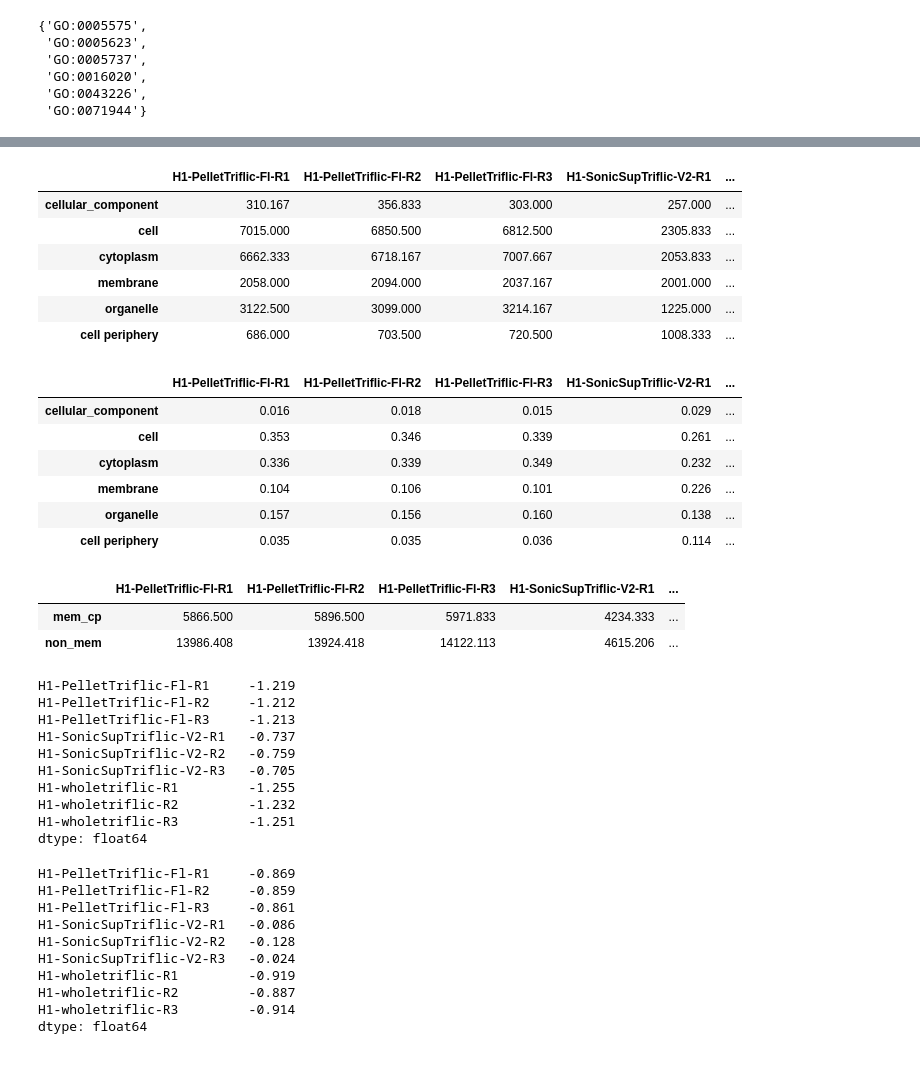
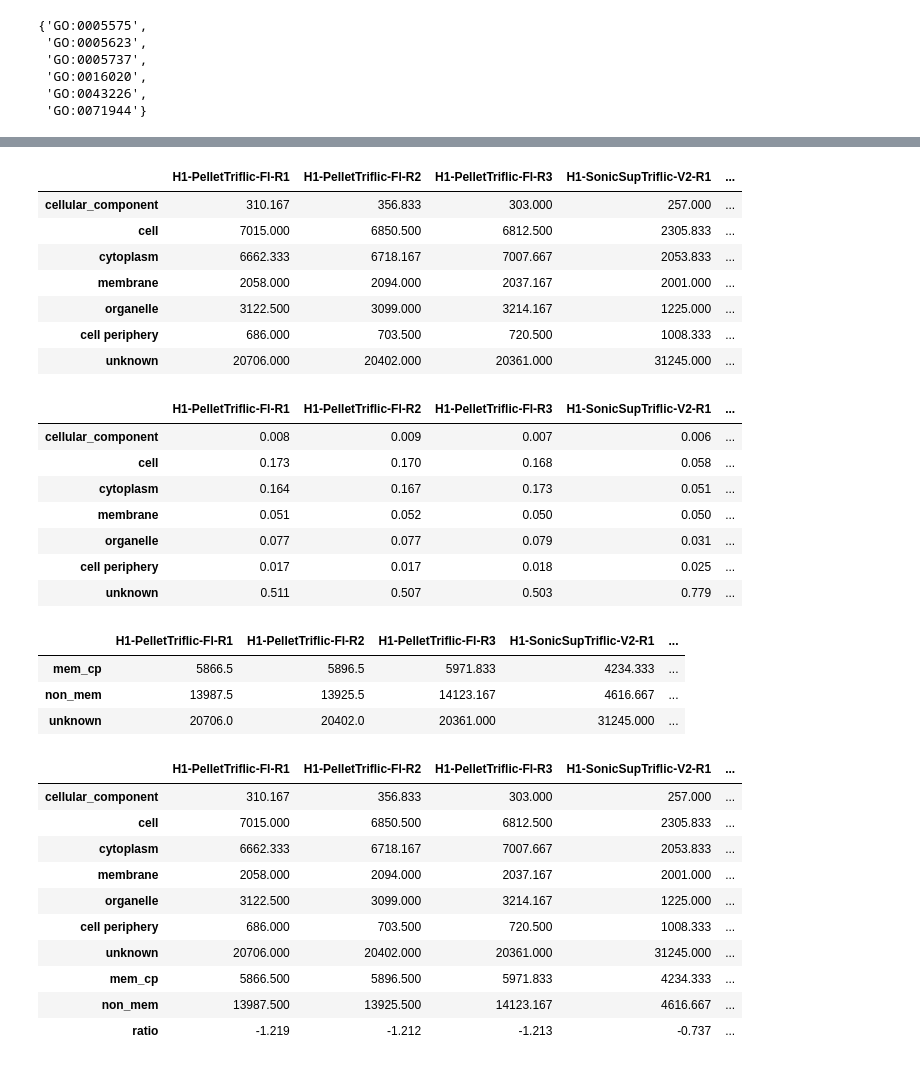
Before and after one commit to stuppie/triflic, a Jupyter notebook: H1/6-go.ipynb, the cells around one changed output, grey strips where cells are left out. Drawn from its saved outputs; the diff is of its cells as text; code cells hidden in the pictures.

```diff
--- a/H1/6-go.ipynb
+++ b/H1/6-go.ipynb
@@ -84,7 +84,10 @@ def get_go_count(loci):
     for locus in loci:
         # map to slim
         go_terms = locus.annotations.get("go", {})
-        this_go = set(chain(*[go_mapping[x] for x in go_terms if x in go_mapping]))
+        if go_terms:
+            this_go = set(chain(*[go_mapping[x] for x in go_terms if x in go_mapping]))
+        else:
+            this_go = {'unknown'}
         # score
         for go in this_go:
             for sample,count in locus.quantification.items():
@@ -93,7 +96,7 @@ def get_go_count(loci):
     return d
 # %%
 df = pd.DataFrame(get_go_count(grouped_loci))
-df.index = df.index.map(lambda x:goa[x].name)
+df.index = df.index.map(lambda x:goa[x].name if x!='unknown' else x)
 df
 # %% [output]
 |  | H1-PelletTriflic-Fl-R1 | H1-PelletTriflic-Fl-R2 | H1-PelletTriflic-Fl-R3 | H1-SonicSupTriflic-V2-R1 | ... |
@@ -103,52 +106,44 @@ df
 | membrane | 2058.000 | 2094.000 | 2037.167 | 2001.000 | ... |
 | organelle | 3122.500 | 3099.000 | 3214.167 | 1225.000 | ... |
 | cell periphery | 686.000 | 703.500 | 720.500 | 1008.333 | ... |
+| unknown | 20706.000 | 20402.000 | 20361.000 | 31245.000 | ... |
 # %%
 df_norm = df.div(df.sum(0))
 df_norm
 # %% [output]
 |  | H1-PelletTriflic-Fl-R1 | H1-PelletTriflic-Fl-R2 | H1-PelletTriflic-Fl-R3 | H1-SonicSupTriflic-V2-R1 | ... |
-| cellular_component | 0.016 | 0.018 | 0.015 | 0.029 | ... |
-| cell | 0.353 | 0.346 | 0.339 | 0.261 | ... |
-| cytoplasm | 0.336 | 0.339 | 0.349 | 0.232 | ... |
-| membrane | 0.104 | 0.106 | 0.101 | 0.226 | ... |
-| organelle | 0.157 | 0.156 | 0.160 | 0.138 | ... |
-| cell periphery | 0.035 | 0.035 | 0.036 | 0.114 | ... |
+| cellular_component | 0.008 | 0.009 | 0.007 | 0.006 | ... |
+| cell | 0.173 | 0.170 | 0.168 | 0.058 | ... |
+| cytoplasm | 0.164 | 0.167 | 0.173 | 0.051 | ... |
+| membrane | 0.051 | 0.052 | 0.050 | 0.050 | ... |
+| organelle | 0.077 | 0.077 | 0.079 | 0.031 | ... |
+| cell periphery | 0.017 | 0.017 | 0.018 | 0.025 | ... |
+| unknown | 0.511 | 0.507 | 0.503 | 0.779 | ... |
 # %%
 membrane = {'membrane', 'cell periphery', 'organelle'}
-non_membrane = set(df.index) - membrane
+non_membrane = set(df.index) - membrane - {'unknown'}
 
 df.loc['mem_cp'] = df.loc[membrane].sum()
 df.loc['non_mem'] = df.loc[non_membrane].sum()
-df_mem = df.loc[['mem_cp', 'non_mem']]
+df_mem = df.loc[['mem_cp', 'non_mem', 'unknown']]
 df_mem
 # %% [output]
 |  | H1-PelletTriflic-Fl-R1 | H1-PelletTriflic-Fl-R2 | H1-PelletTriflic-Fl-R3 | H1-SonicSupTriflic-V2-R1 | ... |
-| mem_cp | 5866.500 | 5896.500 | 5971.833 | 4234.333 | ... |
-| non_mem | 13986.408 | 13924.418 | 14122.113 | 4615.206 | ... |
+| mem_cp | 5866.5 | 5896.5 | 5971.833 | 4234.333 | ... |
+| non_mem | 13987.5 | 13925.5 | 14123.167 | 4616.667 | ... |
+| unknown | 20706.0 | 20402.0 | 20361.000 | 31245.000 | ... |
 # %%
-np.log(df_mem.loc['mem_cp']) - np.log(df_mem.sum())
+df.loc['ratio'] = np.log(df_mem.loc['mem_cp']) - np.log(df_mem.loc[['mem_cp', 'non_mem']].sum())
+df
 # %% [output]
-H1-PelletTriflic-Fl-R1     -1.219
-H1-PelletTriflic-Fl-R2     -1.212
-H1-PelletTriflic-Fl-R3     -1.213
-H1-SonicSupTriflic-V2-R1   -0.737
-H1-SonicSupTriflic-V2-R2   -0.759
-H1-SonicSupTriflic-V2-R3   -0.705
-H1-wholetriflic-R1         -1.255
-H1-wholetriflic-R2         -1.232
-H1-wholetriflic-R3         -1.251
-dtype: float64
+|  | H1-PelletTriflic-Fl-R1 | H1-PelletTriflic-Fl-R2 | H1-PelletTriflic-Fl-R3 | H1-SonicSupTriflic-V2-R1 | ... |
+| cellular_component | 310.167 | 356.833 | 303.000 | 257.000 | ... |
+| cell | 7015.000 | 6850.500 | 6812.500 | 2305.833 | ... |
+| cytoplasm | 6662.333 | 6718.167 | 7007.667 | 2053.833 | ... |
+| membrane | 2058.000 | 2094.000 | 2037.167 | 2001.000 | ... |
+| organelle | 3122.500 | 3099.000 | 3214.167 | 1225.000 | ... |
+| cell periphery | 686.000 | 703.500 | 720.500 | 1008.333 | ... |
+| unknown | 20706.000 | 20402.000 | 20361.000 | 31245.000 | ... |
+| mem_cp | 5866.500 | 5896.500 | 5971.833 | 4234.333 | ... |
+| non_mem | 13987.500 | 13925.500 | 14123.167 | 4616.667 | ... |
+| ratio | -1.219 | -1.212 | -1.213 | -0.737 | ... |
-# %%
-np.log(df_mem.loc['mem_cp']) - np.log(df_mem.loc['non_mem'])
-# %% [output]
-H1-PelletTriflic-Fl-R1     -0.869
-H1-PelletTriflic-Fl-R2     -0.859
-H1-PelletTriflic-Fl-R3     -0.861
-H1-SonicSupTriflic-V2-R1   -0.086
-H1-SonicSupTriflic-V2-R2   -0.128
-H1-SonicSupTriflic-V2-R3   -0.024
-H1-wholetriflic-R1         -0.919
-H1-wholetriflic-R2         -0.887
-H1-wholetriflic-R3         -0.914
-dtype: float64
```
Also changed, not shown: parts of 3 cells of this notebook, 3 other files.
